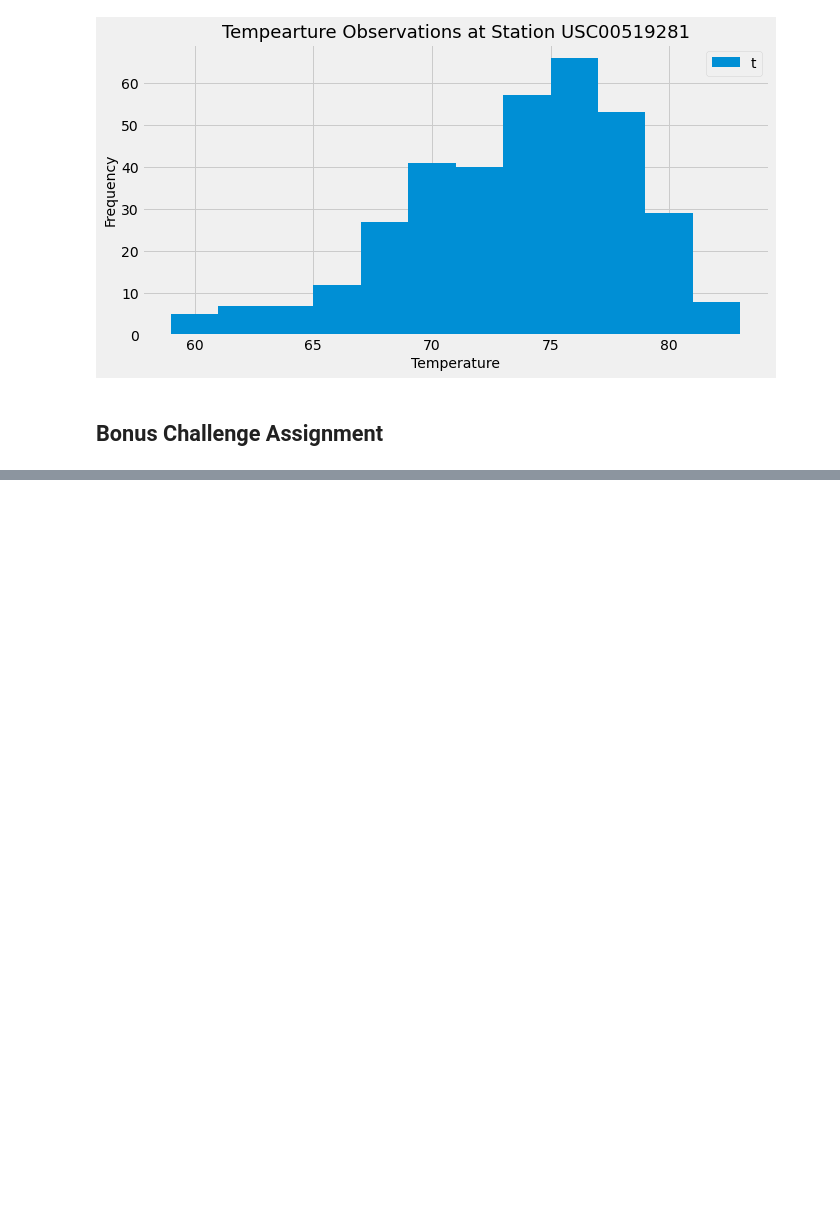
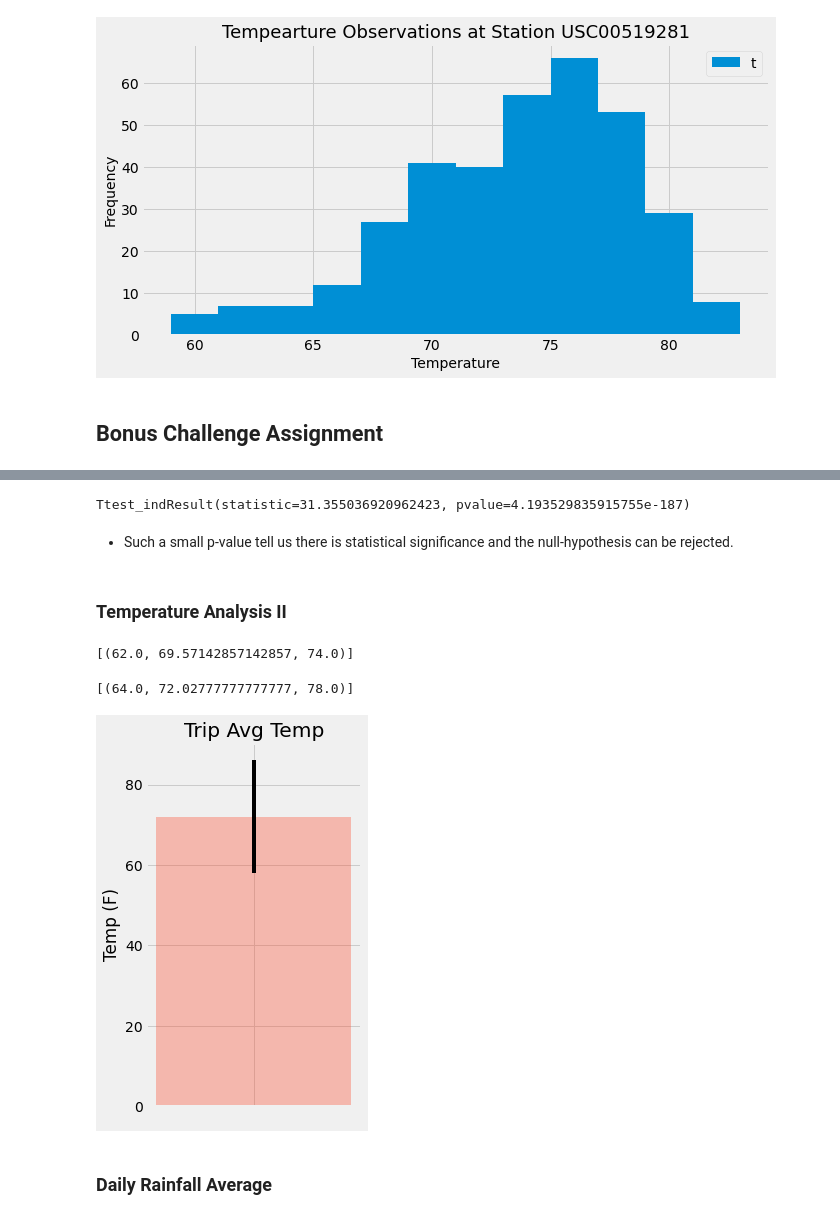
Before and after one commit to emilbello/sqlalchemy-challenge, a Jupyter notebook: climate_starter.ipynb, the cells around one changed output, grey strips where cells are left out. Drawn from its saved outputs; the diff is of its cells as text; code cells hidden in the pictures; blank space fills up the shorter version.

```diff
--- a/climate_starter.ipynb
+++ b/climate_starter.ipynb
@@ -22,7 +23,7 @@ from sqlalchemy import create_engine, func
 engine = create_engine("sqlite:///Resources/hawaii.sqlite")
 # %%
 # Having a look at the data tables
-m = engine.execute("SELECT * FROM measurement;")
+m = engine.execute("SELECT * FROM measurement LIMIT 15;")
 for i in m:
     print(i)
 # %% [output]
@@ -123,7 +122,3 @@ results = session.query(Measurement.date, Measurement.prcp).\
             filter(Measurement.date >= query_date).all()
 # %% [output]
 Query date 2016-08-23
-# %%
-# Extracting the data and precipitation scores
-date = [date[0] for date in results]
-precipitation = [pcrp[1] for pcrp in results]
@@ -294,3 +353,12 @@ plt.show()
+# %%
+# Calculate Independent (Two Sample) t-test
+st.ttest_ind(jun_temp_analysis.tobs, dec_temp_analysis.tobs, equal_var=False)
+# %% [output]
+Ttest_indResult(statistic=31.355036920962423, pvalue=4.193529835915755e-187)
+# %% [markdown]
+* Such a small p-value tell us there is statistical significance and the null-hypothesis can be rejected.
+# %% [markdown]
+### Temperature Analysis II
 # %%
 # This function called `calc_temps` will accept start date and end date in the format '%Y-%m-%d'
 # and return the minimum, average, and maximum temperatures for that range of dates
@@ -310,14 +378,34 @@ def calc_temps(start_date, end_date):
 
 # function usage example
 print(calc_temps('2012-02-28', '2012-03-05'))
+# %% [output]
+[(62.0, 69.57142857142857, 74.0)]
 # %%
 # Use your previous function `calc_temps` to calculate the tmin, tavg, and tmax
 # for your trip using the previous year's data for those same dates.
+trip_start = '2017-02-28'
+trip_end = '2017-03-05'
+trip_temps = calc_temps(trip_start, trip_end)
+trip_temps
+# %% [output]
+[(64.0, 72.02777777777777, 78.0)]
 # %%
 # Plot the results from your previous query as a bar chart.
 # Use "Trip Avg Temp" as your Title
 # Use the average temperature for the y value
 # Use the peak-to-peak (tmax-tmin) value as the y error bar (yerr)
+yerr = trip_temps[0][2] - trip_temps[0][0]
+#plt.margins(1, 2)
+plt.figure(figsize=(4, 6))
+plt.bar(' ',trip_temps[0][1], yerr=yerr, color='C1', alpha=0.35)
+plt.ylabel('Temp (F)')
+plt.title('Trip Avg Temp')
+plt.tight_layout()
+plt.show()
+# %% [output]
+[figure, added]
+# %% [markdown]
+### Daily Rainfall Average
 # %%
 # Calculate the total amount of rainfall per weather station for your trip dates using the previous year's matching dates.
 # Sort this in descending order by precipitation amount and list the station, name, latitude, longitude, and elevation
```
Also changed, not shown: parts of 31 cells of this notebook, 1 other file.
